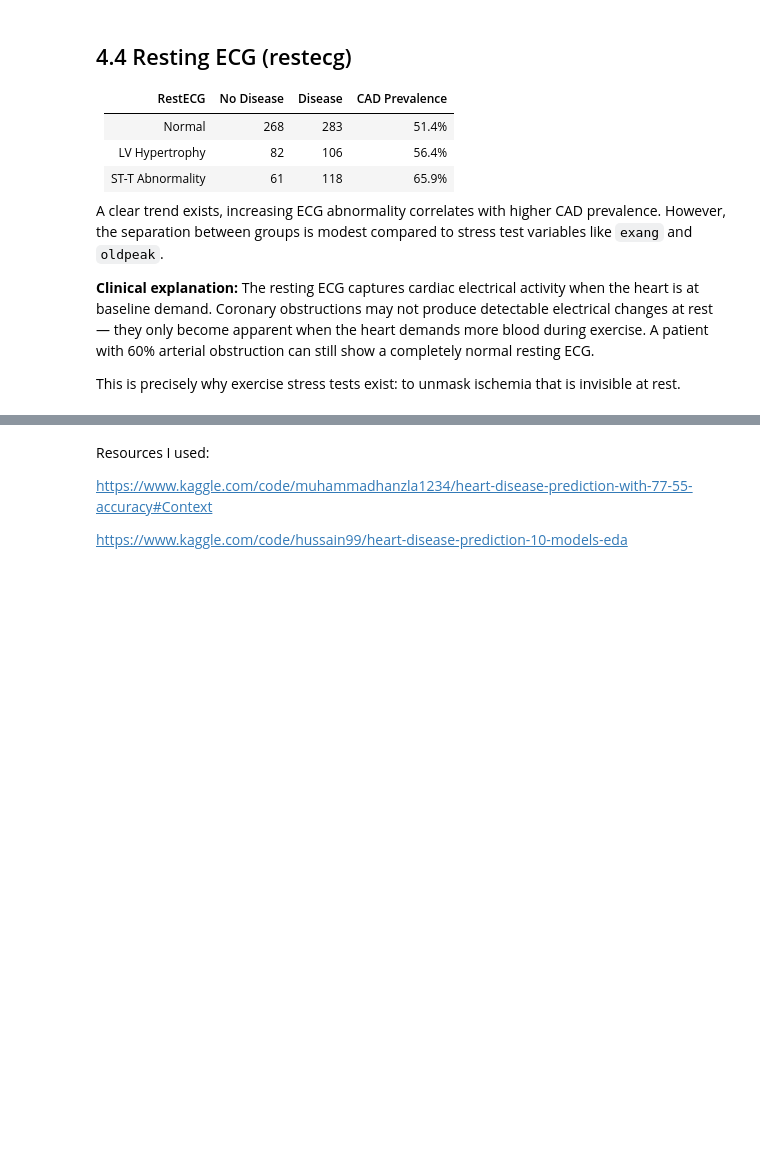
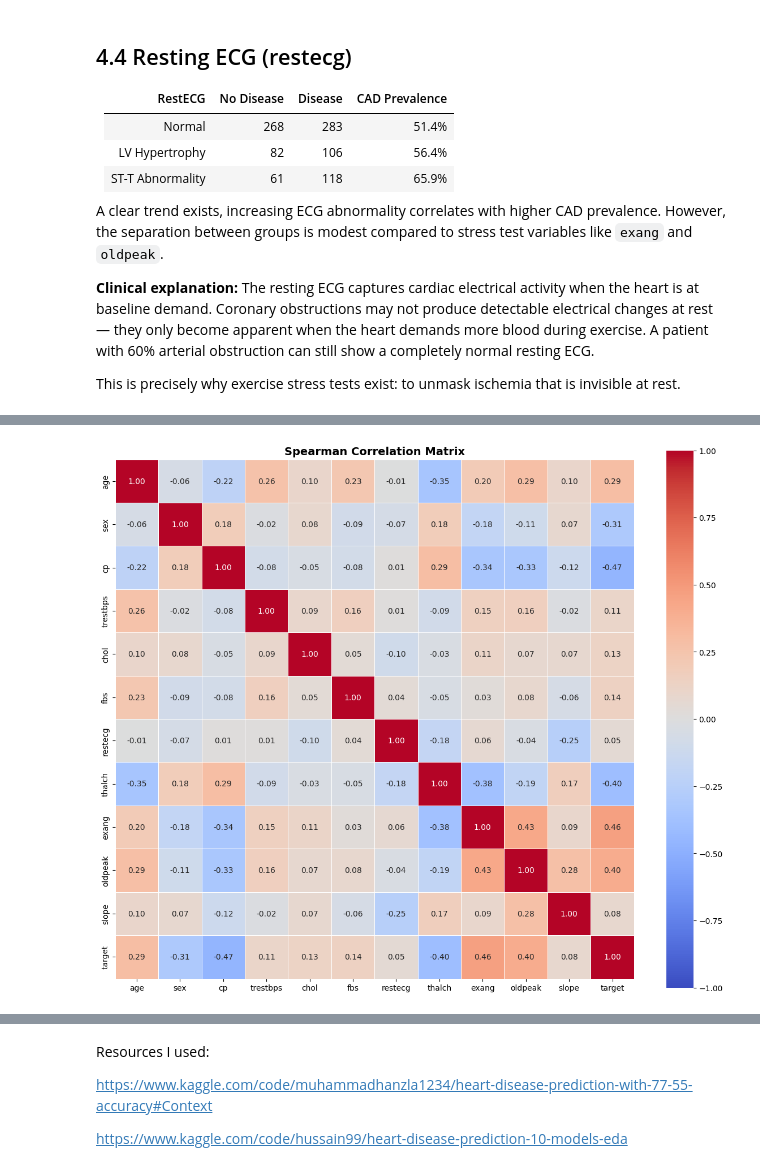
Before and after one commit to JoaquinCar/heart-disease-risk-predictor, a Jupyter notebook: data/EDA.ipynb, the cells around one changed output, grey strips where cells are left out. Cells and saved outputs as stored; diff of their text form; code cells hidden in the pictures; blank space fills up the shorter version.

```diff
--- a/data/EDA.ipynb
+++ b/data/EDA.ipynb
@@ -1019,0 +1210,28 @@ ischemia that is invisible at rest.
+# %%
+df_corr = df.copy()
+
+cat_cols = ['sex', 'cp', 'restecg', 'slope', 'thal']
+for col in cat_cols:
+    df_corr[col] = pd.factorize(df_corr[col])[0]
+
+# fbs y exang son booleanos
+df_corr['fbs'] = df_corr['fbs'].astype(float)
+df_corr['exang'] = df_corr['exang'].astype(float)
+# %%
+# Seleccionar solo las columnas relevantes para el modelo
+# (excluimos id, dataset, ca, thal, num)
+features = ['age', 'sex', 'cp', 'trestbps', 'chol', 'fbs',
+            'restecg', 'thalch', 'exang', 'oldpeak', 'slope', 'target']
+
+corr_matrix = df_corr[features].corr(method='spearman')
+
+fig, ax = plt.subplots(figsize=(12, 10))
+sns.heatmap(corr_matrix, annot=True, fmt='.2f', cmap='coolwarm',
+            center=0, vmin=-1, vmax=1, ax=ax,
+            square=True, linewidths=0.5)
+
+ax.set_title('Spearman Correlation Matrix', fontsize=14, fontweight='bold')
+plt.tight_layout()
+plt.show()
+# %% [output]
+[figure, added]
```
Also changed, not shown: parts of 9 cells of this notebook, 1 other file.
